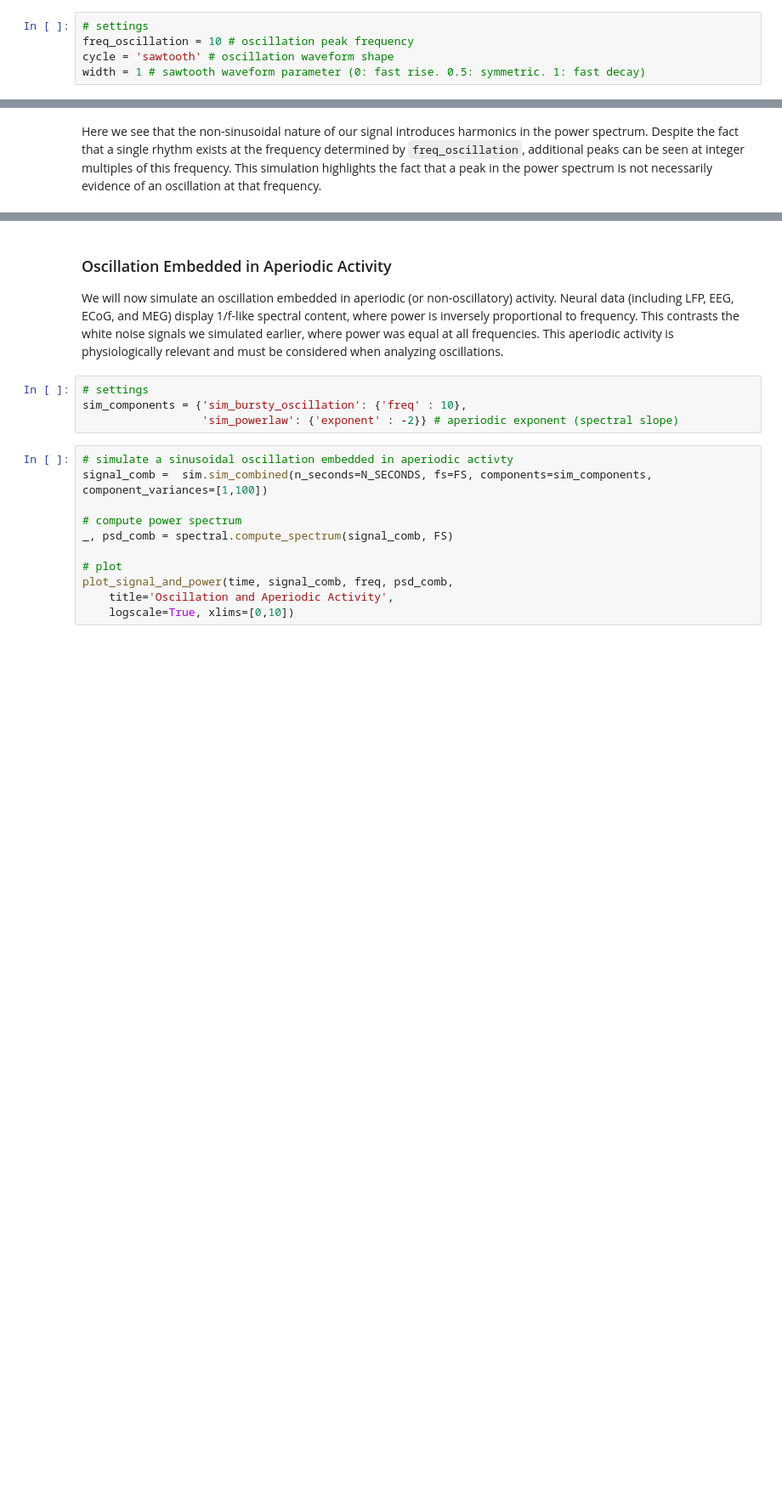
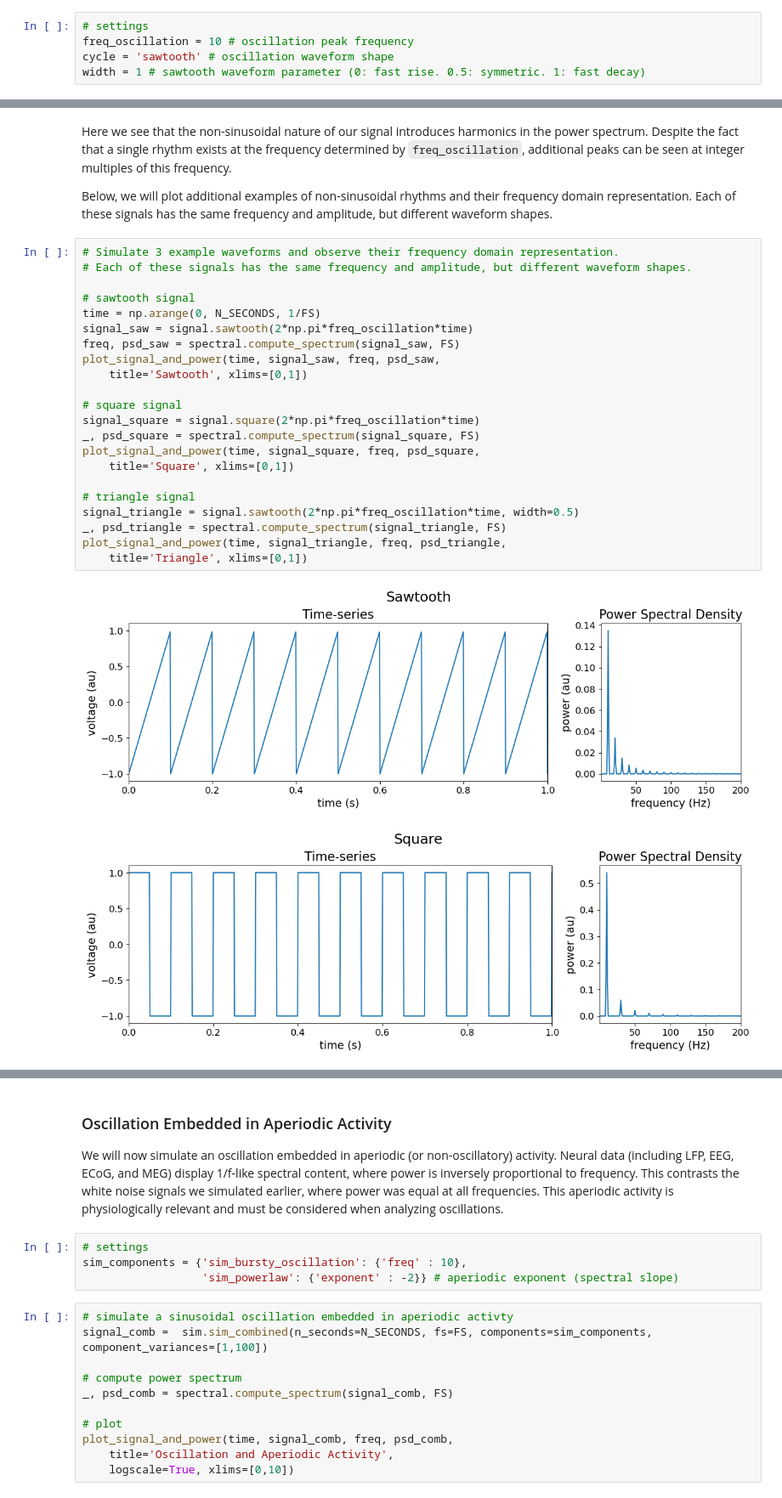
Before and after one commit to voytekresearch/spr, a Jupyter notebook: tutorials/00_dsp_and_sims/00_dsp_and_sims.ipynb, the cells around one changed output, grey strips where cells are left out. Shown at 85% size. Drawn from its saved outputs; the diff is of its cells as text; blank space fills up the shorter version.

Commit message:
add non-sinusoidal and conclusion

```diff
--- a/tutorials/00_dsp_and_sims/00_dsp_and_sims.ipynb
+++ b/tutorials/00_dsp_and_sims/00_dsp_and_sims.ipynb
@@ -252,2 +254,29 @@ plot_signal_and_power(time, signal_saw, freq, psd_saw,
 # %% [markdown]
-Here we see that the non-sinusoidal nature of our signal introduces harmonics in the power spectrum. Despite the fact that a single rhythm exists at the frequency determined by `freq_oscillation`, additional peaks can be seen at integer multiples of this frequency. This simulation highlights the fact that a peak in the power spectrum is not necessarily evidence of an oscillation at that frequency.
+Here we see that the non-sinusoidal nature of our signal introduces harmonics in the power spectrum. Despite the fact that a single rhythm exists at the frequency determined by `freq_oscillation`, additional peaks can be seen at integer multiples of this frequency.
+
+Below, we will plot additional examples of non-sinusoidal rhythms and their frequency domain representation. Each of these signals has the same frequency and amplitude, but different waveform shapes.
+# %%
+# Simulate 3 example waveforms and observe their frequency domain representation.
+# Each of these signals has the same frequency and amplitude, but different waveform shapes.
+
+# sawtooth signal
+time = np.arange(0, N_SECONDS, 1/FS)
+signal_saw = signal.sawtooth(2*np.pi*freq_oscillation*time)
+freq, psd_saw = spectral.compute_spectrum(signal_saw, FS)
+plot_signal_and_power(time, signal_saw, freq, psd_saw,
+    title='Sawtooth', xlims=[0,1])
+
+# square signal
+signal_square = signal.square(2*np.pi*freq_oscillation*time)
+_, psd_square = spectral.compute_spectrum(signal_square, FS)
+plot_signal_and_power(time, signal_square, freq, psd_square,
+    title='Square', xlims=[0,1])
+
+# triangle signal
+signal_triangle = signal.sawtooth(2*np.pi*freq_oscillation*time, width=0.5)
+_, psd_triangle = spectral.compute_spectrum(signal_triangle, FS)
+plot_signal_and_power(time, signal_triangle, freq, psd_triangle,
+    title='Triangle', xlims=[0,1])
+# %% [output]
+[figure, added]
+[figure, added]
```
Also changed, not shown: parts of 15 cells of this notebook.
